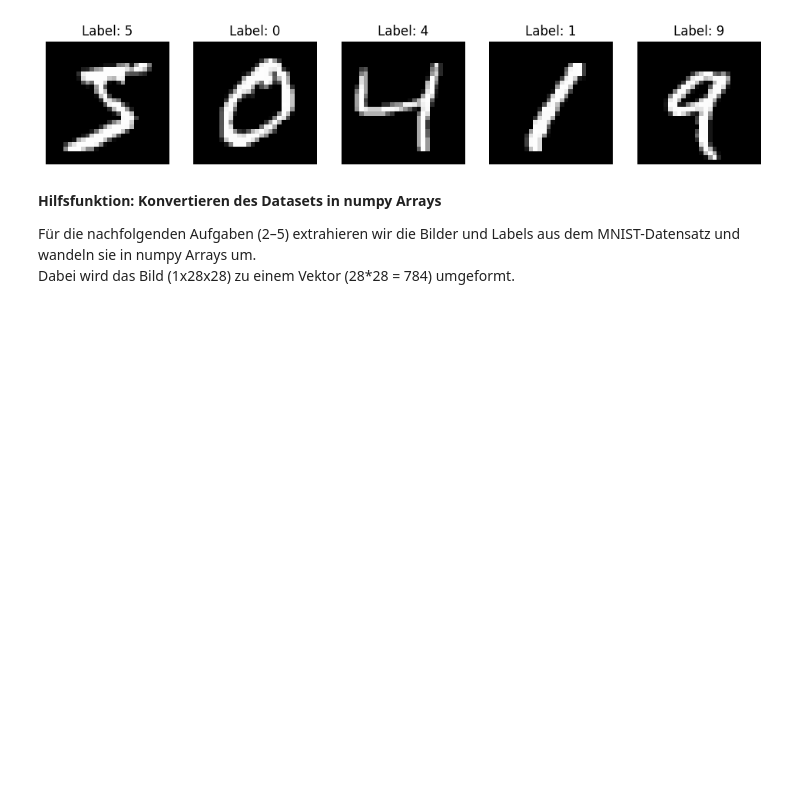
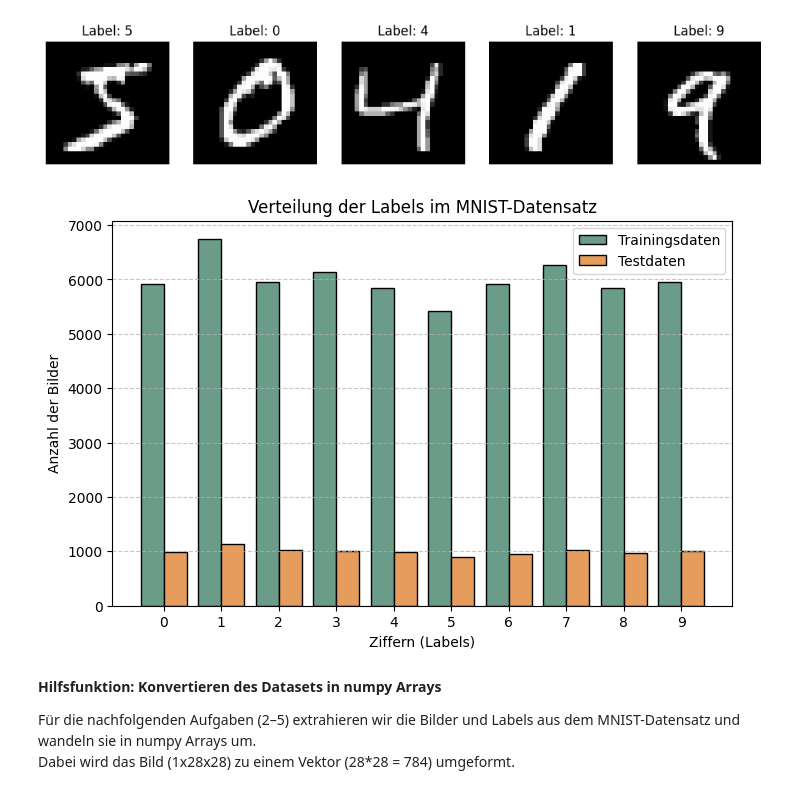
Before and after one commit to Steff72/vta_mc_1, a Jupyter notebook: vta_mc_1.ipynb, the cells around one changed output. Cells and saved outputs as stored; diff of their text form; code cells hidden in the pictures; blank space fills up the shorter version.

Commit message:
histogram, erklärung gewichteter loss added

```diff
--- a/vta_mc_1.ipynb
+++ b/vta_mc_1.ipynb
@@ -55,6 +55,39 @@ for i, ax in enumerate(axes):
 plt.show()
 # %% [output]
 [figure]
+# %%
+
+# Labels extrahieren
+train_labels = [train_dataset[i][1] for i in range(len(train_dataset))]
+test_labels = [test_dataset[i][1] for i in range(len(test_dataset))]
+
+# Häufigkeiten berechnen
+train_counts = np.bincount(train_labels, minlength=10)
+test_counts = np.bincount(test_labels, minlength=10)
+
+# Balkenbreite und Positionen
+bar_width = 0.4
+indices = np.arange(10)
+
+# Farben
+train_color = "#6a9c89"  # Sanftes Grün
+test_color = "#e69c5c"   # Warmes Orange
+
+# Balkendiagramm mit nebeneinanderliegenden Balken erstellen
+plt.figure(figsize=(8, 5))
+plt.bar(indices - bar_width/2, train_counts, width=bar_width, color=train_color, edgecolor='black', label="Trainingsdaten")
+plt.bar(indices + bar_width/2, test_counts, width=bar_width, color=test_color, edgecolor='black', label="Testdaten")
+
+# Achsenbeschriftungen
+plt.xticks(indices, range(10))
+plt.xlabel("Ziffern (Labels)")
+plt.ylabel("Anzahl der Bilder")
+plt.title("Verteilung der Labels im MNIST-Datensatz")
+plt.legend()
+plt.grid(axis="y", linestyle="--", alpha=0.7)
+plt.show()
+# %% [output]
+[figure, added]
 # %% [markdown]
 **Hilfsfunktion: Konvertieren des Datasets in numpy Arrays**
 
```
Also changed, not shown: parts of 9 cells of this notebook.
